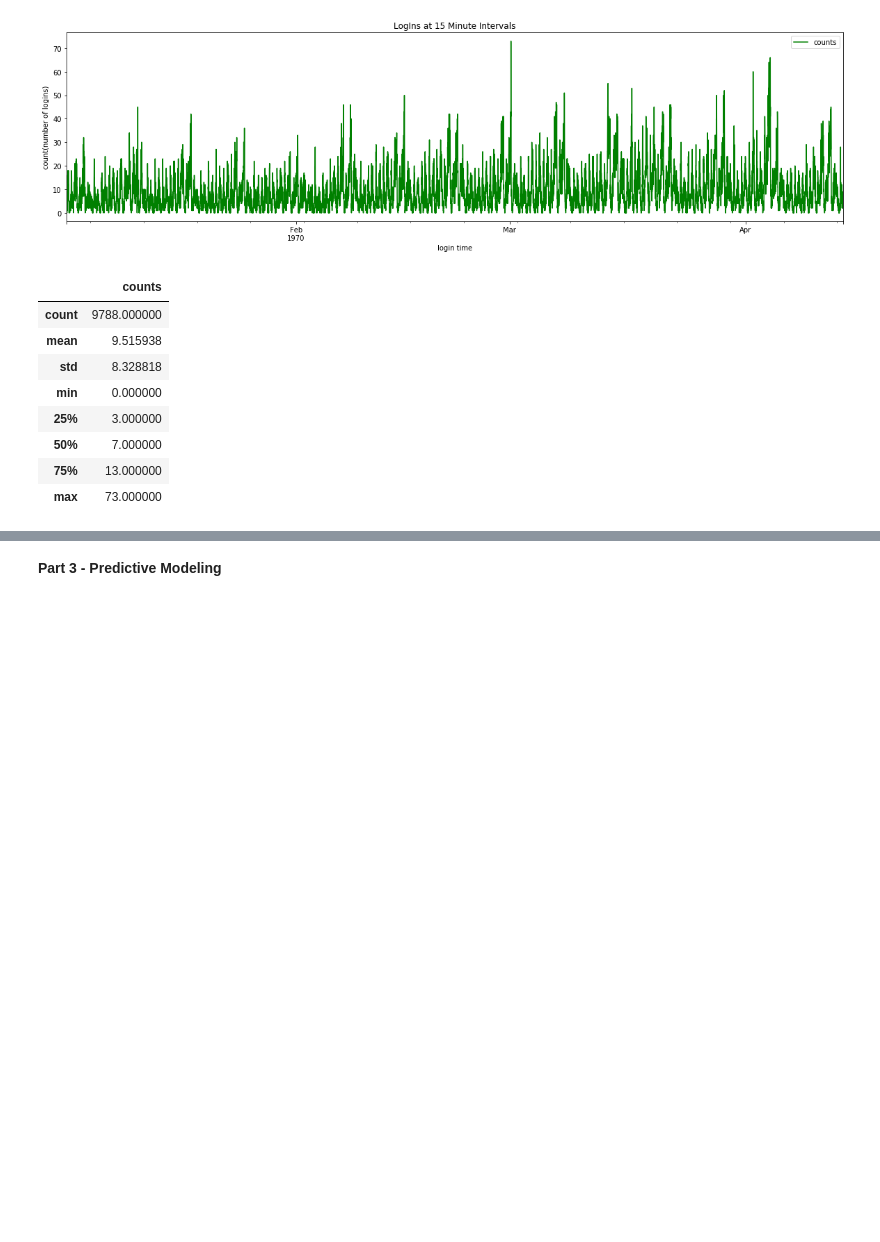
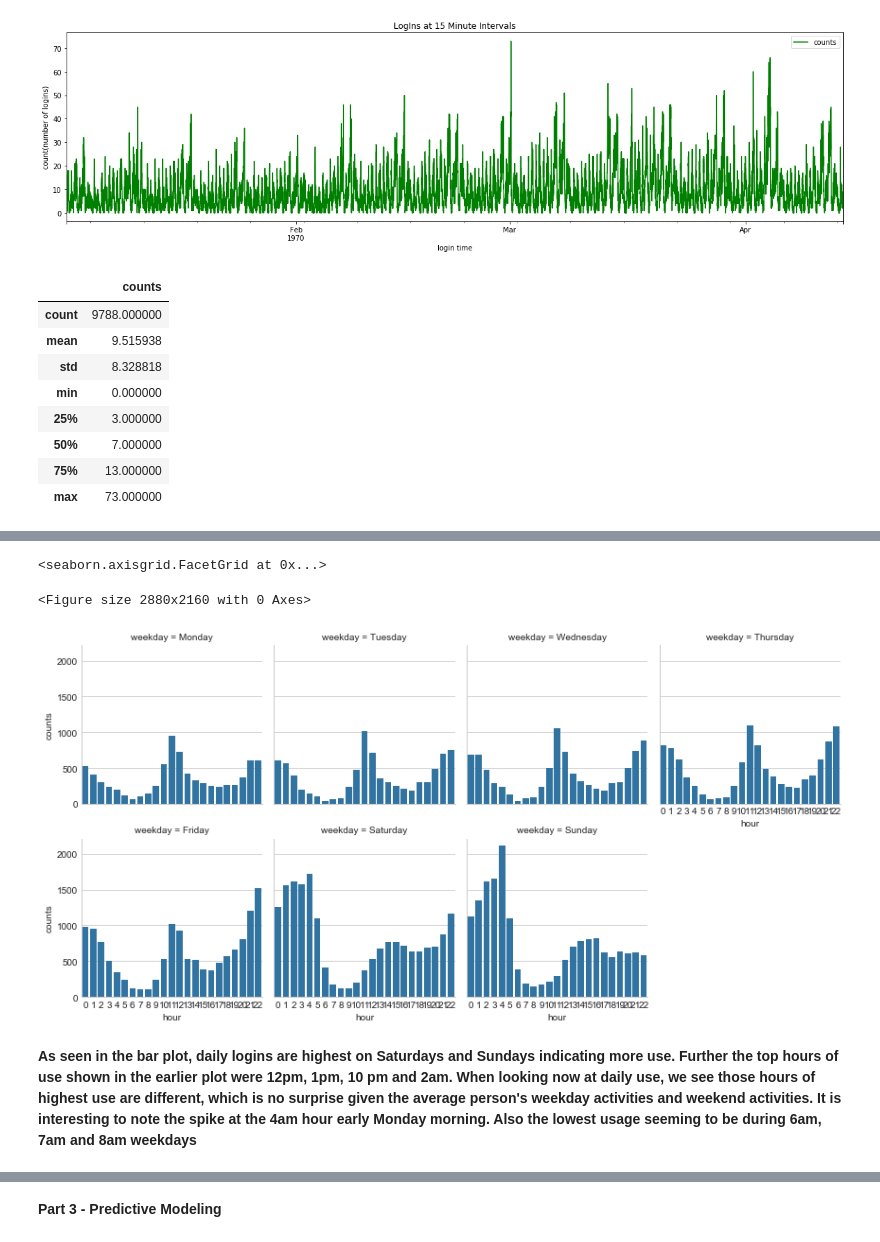
Before and after one commit to mightysquirrely/Springboard-Mini-Projects, a Jupyter notebook: Take-Home-Challenge-Code.ipynb, the cells around one changed output, grey strips where cells are left out. Saved outputs shown, nothing was run; the diff lists cells and outputs as text; code cells hidden in the pictures; blank space fills up the shorter version.

```diff
--- a/Take-Home-Challenge-Code.ipynb
+++ b/Take-Home-Challenge-Code.ipynb
@@ -67,0 +177,3 @@ On average there are approximately 10 logins every 15 minutes.  The median shows
+# %%
+dayhour = time_df.groupby(['weekday','hour'], as_index=False).sum()
+dayhour.head()
@@ -67,0 +187,19 @@ On average there are approximately 10 logins every 15 minutes.  The median shows
+# %%
+#groupby weekday and hour, plot
+#https://stackoverflow.com/questions/54856726/pandas-how-to-group-by-and-plot-for-each-hour-of-each-day-of-week
+#facetgrid made for this
+
+
+fig = plt.figure(figsize=(40, 30))
+# create facet grid
+g = sns.FacetGrid(dayhour, col='weekday', col_order= weekday_order, col_wrap=4)
+
+# map barplot to each subplot
+g.map(sns.barplot, 'hour', 'counts', order = range (0,23))
+#for the 24 hours
+# %% [output]
+<seaborn.axisgrid.FacetGrid at 0x...>
+<Figure size 2880x2160 with 0 Axes>
+[figure, added]
+# %% [markdown]
+**As seen in the bar plot, daily logins are highest on Saturdays and Sundays indicating more use.  Further the top hours of use shown in the earlier plot were 12pm, 1pm, 10 pm and 2am.  When looking now at daily use, we see those hours of highest use are different, which is no surprise given the average person's weekday activities and weekend activities.  It is interesting to note the spike at the 4am hour early Monday morning.  Also the lowest usage seeming to be during 6am, 7am and 8am weekdays**
```
Also changed, not shown: parts of 24 cells of this notebook.
